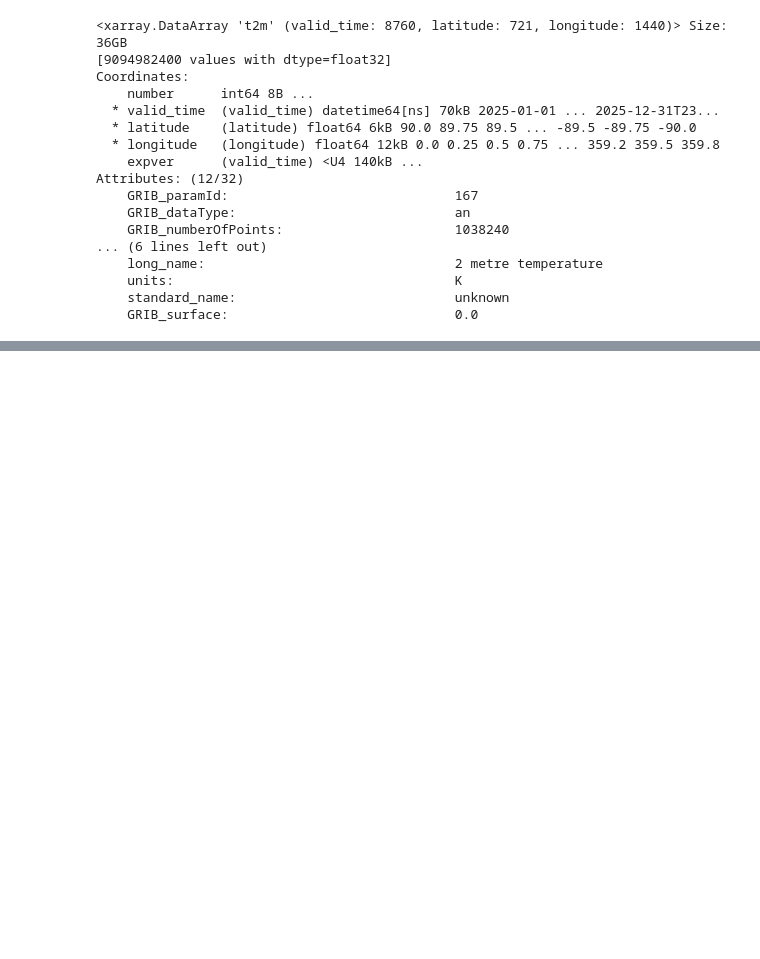
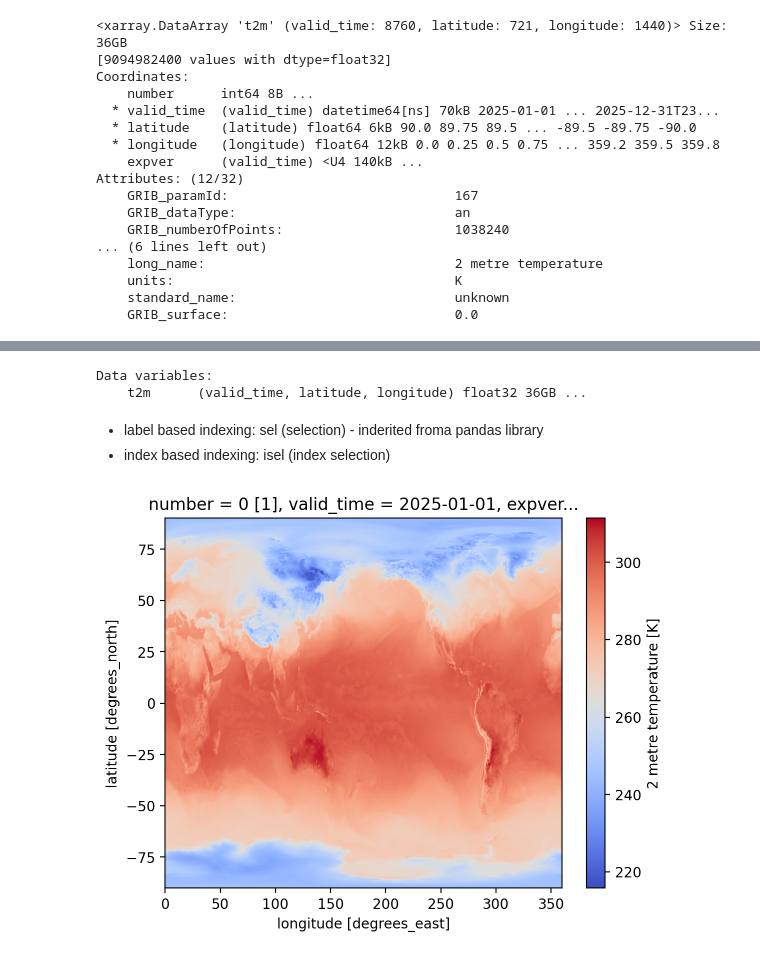
Before and after one commit to samin91/earth-data-xarray-netcdf-zarr-demo, a Jupyter notebook: src/01_explore_netcdf.ipynb, the cells around one changed output, grey strips where cells are left out. Saved outputs shown, nothing was run; the diff lists cells and outputs as text; code cells hidden in the pictures; blank space fills up the shorter version.

```diff
--- a/src/01_explore_netcdf.ipynb
+++ b/src/01_explore_netcdf.ipynb
@@ -2,0 +1,11 @@ import xarray as xr # type: ignore
+# %%
+import matplotlib.pyplot as plt # type: ignore
+import numpy as np # type: ignore
+import xarray as xr # type: ignore
+
+xr.set_options(keep_attrs=True, display_expand_data=False)
+np.set_printoptions(threshold=10, edgeitems=2)
+
+%xmode minimal
+%matplotlib inline
+%config InlineBackend.figure_format='retina'
@@ -64,0 +110,12 @@ Attributes: (12/32)
+# %%
+ds.data_vars
+# %% [output]
+Data variables:
+    t2m      (valid_time, latitude, longitude) float32 36GB ...
+# %% [markdown]
+- label based indexing: sel (selection) - inderited froma pandas library
+- index based indexing: isel (index selection)
+# %%
+ds.t2m.isel(valid_time=0).plot(x="longitude", y="latitude", cmap="coolwarm");
+# %% [output]
+[figure, added]
```
Also changed, not shown: parts of 11 cells of this notebook.
